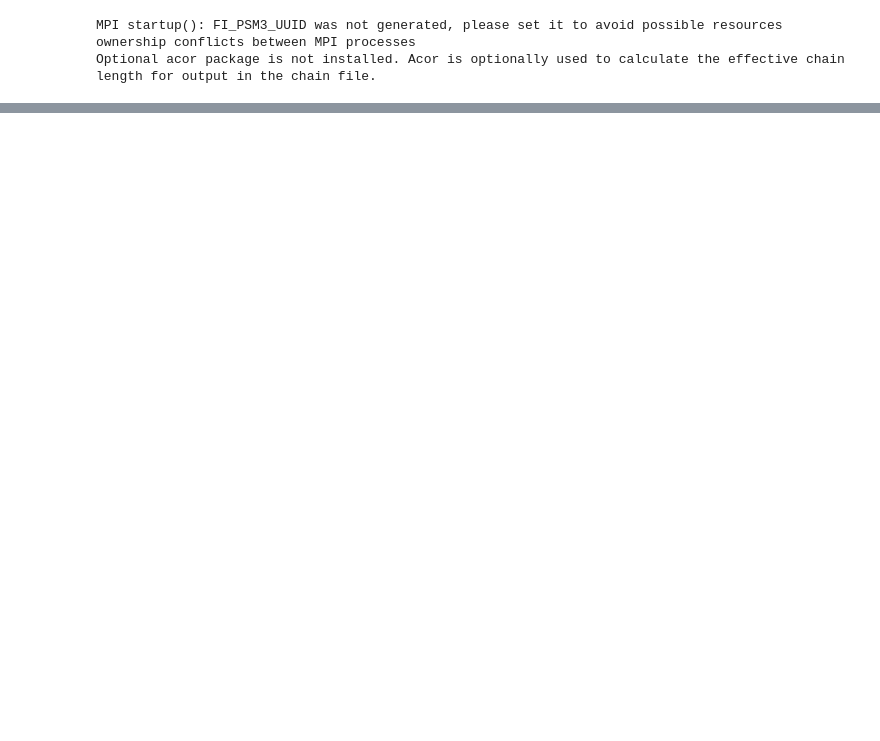
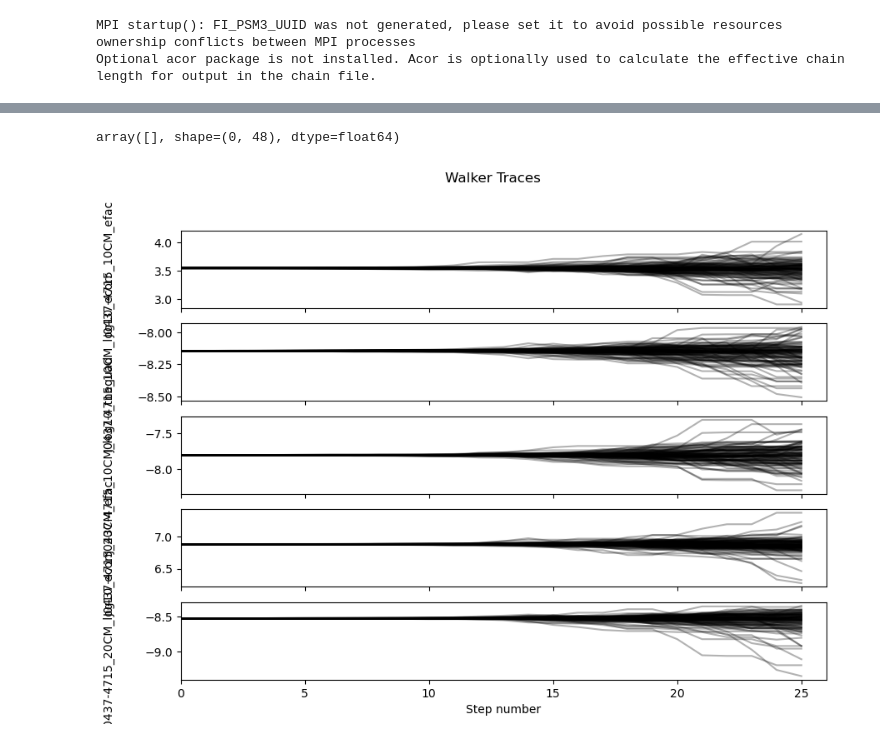
Before and after one commit to EL-MZ/Polarimetric-Instrumental-Boost-in-PTA, a Jupyter notebook: run_warp/ppta_sampling_wrap.ipynb, the cells around one changed output, grey strips where cells are left out. Saved outputs shown, nothing was run; the diff lists cells and outputs as text; code cells hidden in the pictures; blank space fills up the shorter version.

Commit message:
updated tests.

```diff
--- a/run_warp/ppta_sampling_wrap.ipynb
+++ b/run_warp/ppta_sampling_wrap.ipynb
@@ -138,0 +120,25 @@ Finished 0.05 percent in 136.978361 s Acceptance rate = 0.422
+# %%
+output_folder = "/fred/oz103/ezahraoui/PPTA/ppta_posteriors/test/"
+
+# Set up the MCMC sampler
+nwalkers = ndim*4
+nsteps = 10
+
+# Create the folder if it doesn't exist
+os.makedirs(output_folder, exist_ok=True)
+filename = os.path.join(output_folder, "mcmc_run.h5")
+backend = emcee.backends.HDFBackend(filename)
+backend.reset(nwalkers, ndim)
+print(f"Chains will be saved to: {filename}")
+
+# Initialize the walkers in a small ball around a plausible starting point
+# A good starting point can be found using a simpler optimization method,
+# like least squares, but here we'll just guess.
+
+pos = x0 + 1e-4 * np.random.randn(nwalkers, ndim)
+
+# Instantiate the sampler
+sampler = emcee.EnsembleSampler(nwalkers, ndim, log_posterior, args=(),backend=backend)
+print("Sampling.")
+# Run the MCMC
+state = sampler.run_mcmc(pos, nsteps, progress=True)
@@ -138,0 +366,25 @@ Finished 0.05 percent in 136.978361 s Acceptance rate = 0.422
+# %%
+flat_chain
+# %% [output]
+array([], shape=(0, 48), dtype=float64)
+# %%
+import matplotlib.pyplot as plt
+%matplotlib inline
+
+samples = sampler.get_chain()
+# Plot the traces of the walkers for each parameter
+fig, axes = plt.subplots(5, figsize=(10, 7), sharex=True)
+labels = pta[0].param_names
+for i in range(5):
+    ax = axes[i]
+    # The shape of samples is (nsteps, nwalkers, ndim)
+    ax.plot(samples[:, :, i], "k", alpha=0.3)
+    ax.set_xlim(0, len(samples))
+    ax.set_ylabel(labels[i])
+    ax.yaxis.set_label_coords(-0.1, 0.5)
+
+axes[-1].set_xlabel("Step number")
+plt.suptitle("Walker Traces")
+plt.show()
+# %% [output]
+[figure, added]
```
Also changed, not shown: parts of 15 cells of this notebook, 17 other files.
